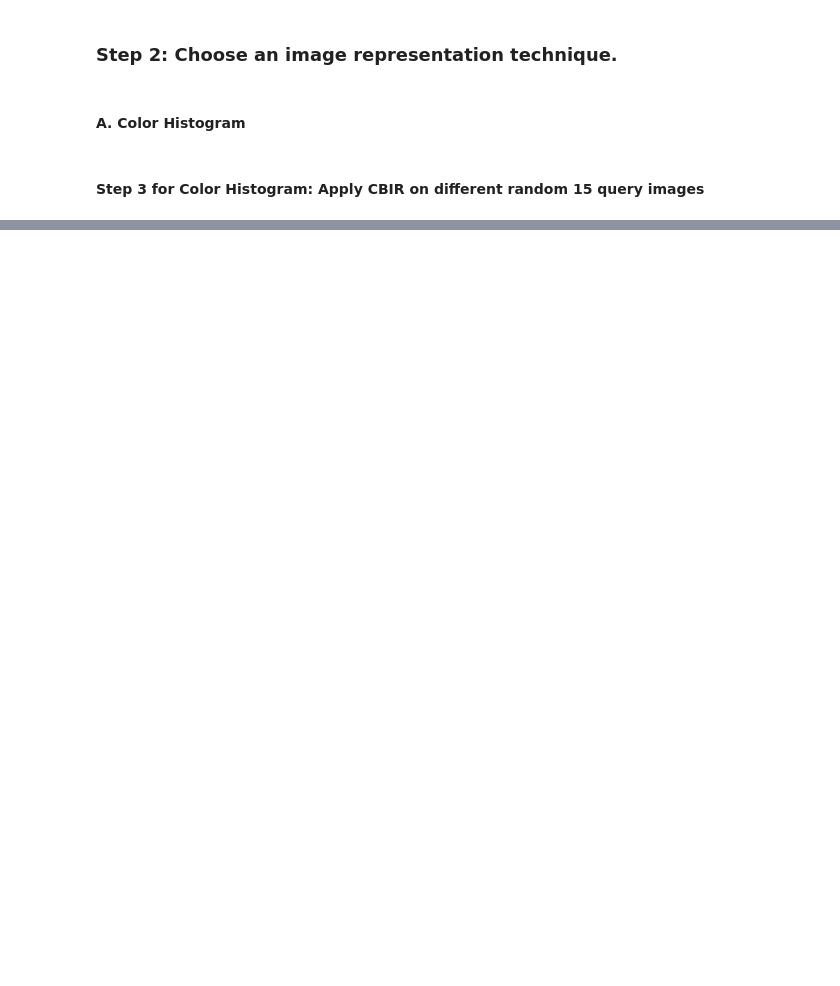
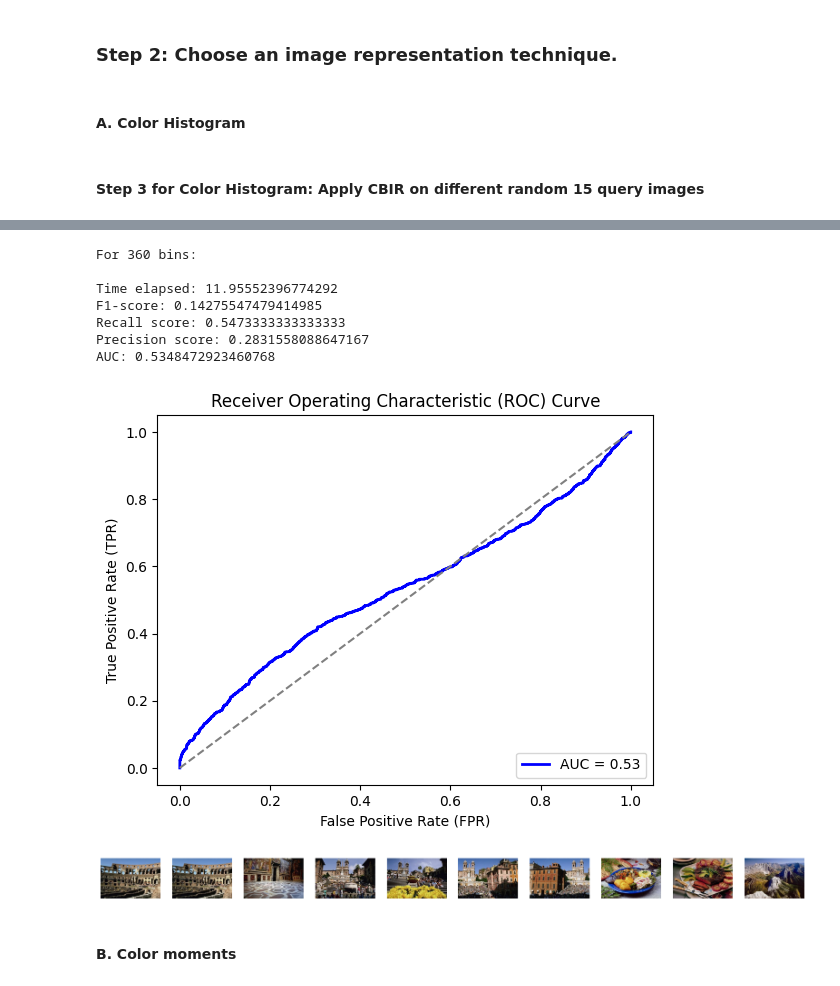
Before and after one commit to DiaeddinTahboub/Computer-Vision-Assignment-2, a Jupyter notebook: Code.ipynb, the cells around one changed output, grey strips where cells are left out. Drawn from its saved outputs; the diff is of its cells as text; code cells hidden in the pictures; blank space fills up the shorter version.

```diff
--- a/Code.ipynb
+++ b/Code.ipynb
@@ -247,0 +164,19 @@ plt.show()
+# %%
+print("For 360 bins: \n")
+start_time = time.time()
+function_tuple = retrieve_similar_images_using_hist(images=images, bins=360, threshold=0.8)
+end_time = time.time()
+print(f"Time elapsed: {end_time - start_time}")
+show_results(function_tuple)
+# %% [output]
+For 360 bins:
+
+Time elapsed: 11.95552396774292
+F1-score: 0.14275547479414985
+Recall score: 0.5473333333333333
+Precision score: 0.2831558088647167
+AUC: 0.5348472923460768
+[figure, added]
+[figure, added]
+# %% [markdown]
+#### B. Color moments
```
Also changed, not shown: parts of 17 cells of this notebook.
